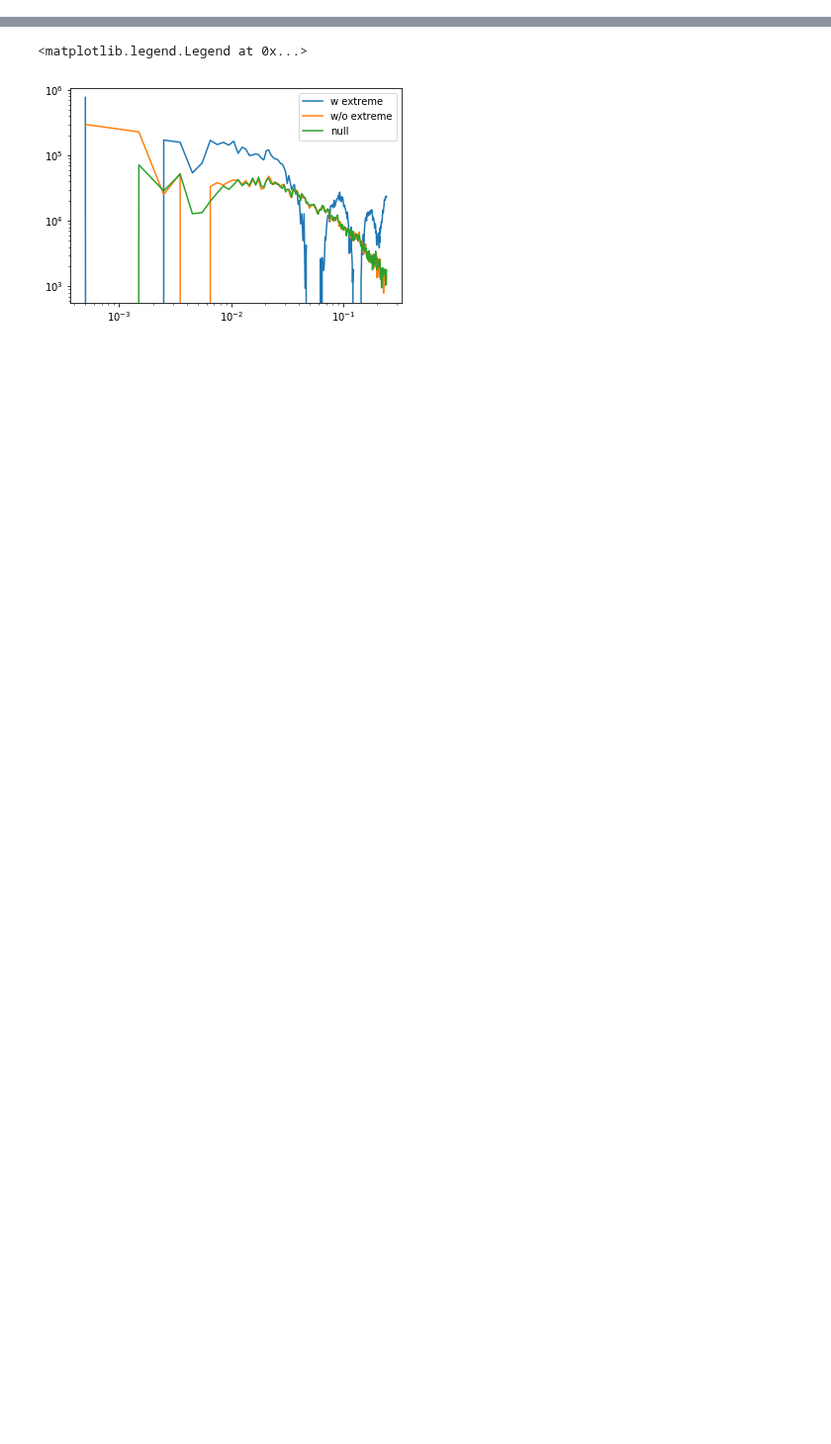
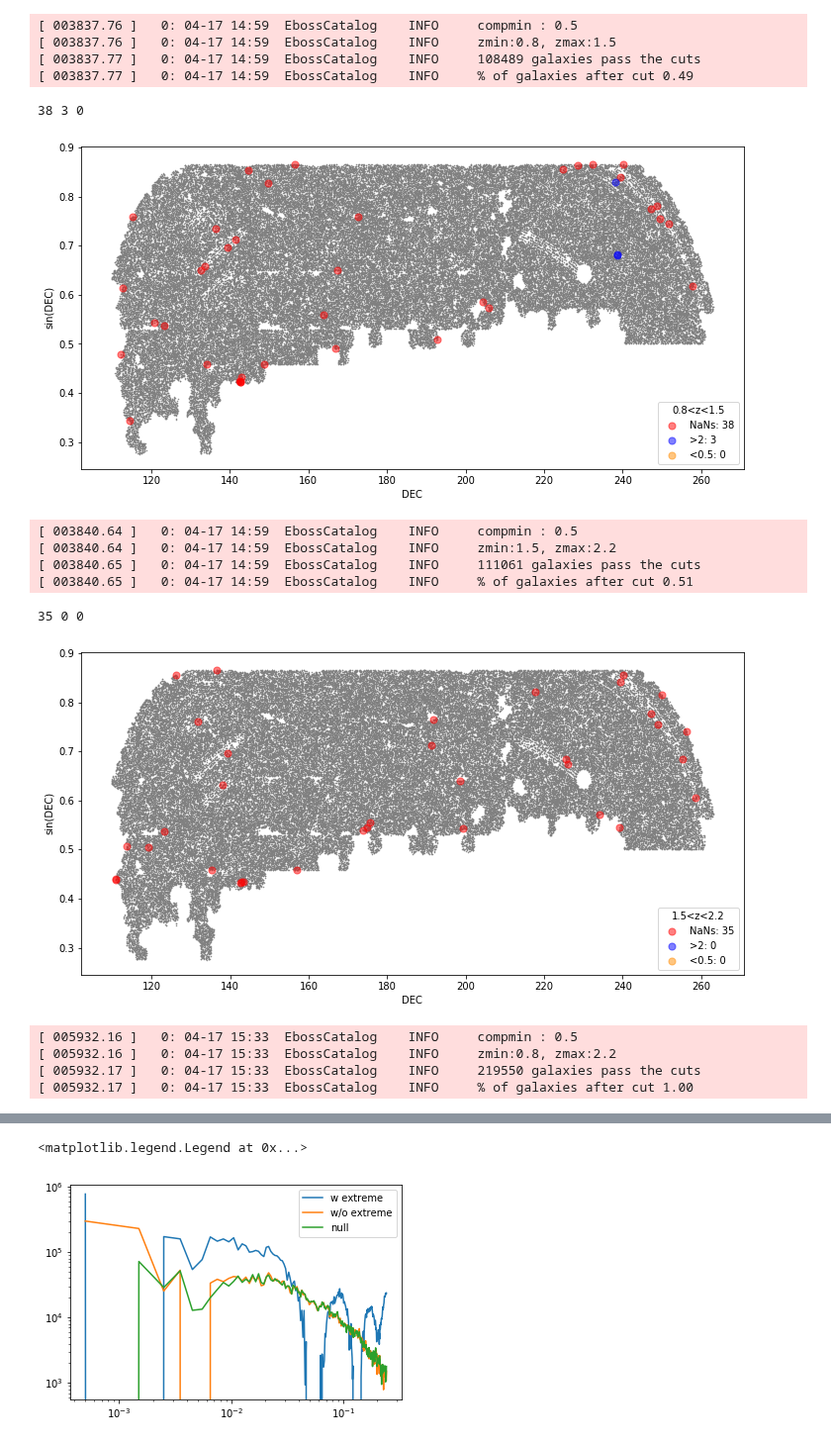
Before and after one commit to mehdirezaie/eboss, a Jupyter notebook: testExtremes.ipynb, the cells around one changed output, grey strips where cells are left out. Shown at 99% size. Drawn from its saved outputs; the diff is of its cells as text; code cells hidden in the pictures; blank space fills up the shorter version.

```diff
--- a/testExtremes.ipynb
+++ b/testExtremes.ipynb
@@ -51,0 +209,8 @@ import matplotlib.pyplot as plt
+# %%
+zmin = 0.8
+zmax = 2.2
+data_null = lb.EbossCatalog('/B/Shared/eBOSS/null/EZmock_eBOSS_QSO_NGC_v7_noweight_0009.dat.fits',
+                      zmin=zmin, zmax=zmax)
+
+random_null = lb.EbossCatalog('/B/Shared/eBOSS/null/EZmock_eBOSS_QSO_NGC_v7_noweight_0009.ran.fits',
+                      zmin=0.8, zmax=2.2, kind='random')
@@ -51,0 +376,64 @@ import matplotlib.pyplot as plt
+# %%
+for zslice in ['low', 'high']:
+
+    mock = 9
+    if zslice == 'low':
+        zmin = 0.8
+        zmax = 1.5
+    else:
+        zmin = 1.5
+        zmax = 2.2
+
+    data = lb.EbossCatalog(f'/B/Shared/eBOSS/contaminated/EZmock_eBOSS_QSO_NGC_v7_{mock:04d}.dat.fits',
+                          zmin=zmin, zmax=zmax)
+    mapper = SysWeight(f'/B/Shared/mehdi/eboss/mocks/NGC_{mock:04d}_contaminated/'\
+                       f'results/NGC_{zslice}_512/regression/nn_plain/nn-weights.hp512.fits')
+    wsys = mapper(data.data['RA'], data.data['DEC'])
+
+    w_nan = np.isnan(wsys)
+    w_high = wsys > 2.
+    w_low = wsys < 0.5
+    print(w_nan.sum(), w_high.sum(), w_low.sum())
+
+    plt.figure(figsize=(12, 6))
+
+    kw = dict(marker='o', alpha=0.5)
+
+    plt.scatter(data.data['RA'], np.sin(np.deg2rad(data.data['DEC'])), 1, c='grey', marker='.')
+
+    plt.scatter(data.data['RA'][w_nan], np.sin(np.deg2rad(data.data['DEC'][w_nan])), 50,
+                label='NaNs: %d'%w_nan.sum(), **kw, c='r')
+
+    plt.scatter(data.data['RA'][w_high], np.sin(np.deg2rad(data.data['DEC'][w_high])), 50,
+                label='>2: %d'%w_high.sum(), **kw, c='b')
+
+    plt.scatter(data.data['RA'][w_low], np.sin(np.deg2rad(data.data['DEC'][w_low])), 50,
+                label='<0.5: %d'%w_low.sum(), **kw, c='darkorange')
+
+    plt.legend(title='%.1f<z<%.1f'%(zmin, zmax))
+    plt.ylabel('sin(DEC)')
+    plt.xlabel('DEC')
+    plt.show()
+# %% [output]
+[ 003837.76 ]   0: 04-17 14:59  EbossCatalog    INFO     compmin : 0.5
+[ 003837.76 ]   0: 04-17 14:59  EbossCatalog    INFO     zmin:0.8, zmax:1.5
+[ 003837.77 ]   0: 04-17 14:59  EbossCatalog    INFO     108489 galaxies pass the cuts
+[ 003837.77 ]   0: 04-17 14:59  EbossCatalog    INFO     % of galaxies after cut 0.49
+38 3 0
+[figure, added]
+[ 003840.64 ]   0: 04-17 14:59  EbossCatalog    INFO     compmin : 0.5
+[ 003840.64 ]   0: 04-17 14:59  EbossCatalog    INFO     zmin:1.5, zmax:2.2
+[ 003840.65 ]   0: 04-17 14:59  EbossCatalog    INFO     111061 galaxies pass the cuts
+[ 003840.65 ]   0: 04-17 14:59  EbossCatalog    INFO     % of galaxies after cut 0.51
+35 0 0
+[figure, added]
+# %%
+zmin = 0.8
+zmax = 2.2
+data = lb.EbossCatalog(f'/B/Shared/eBOSS/contaminated/EZmock_eBOSS_QSO_NGC_v7_{mock:04d}.dat.fits',
+                      zmin=zmin, zmax=zmax)
+# %% [output]
+[ 005932.16 ]   0: 04-17 15:33  EbossCatalog    INFO     compmin : 0.5
+[ 005932.16 ]   0: 04-17 15:33  EbossCatalog    INFO     zmin:0.8, zmax:2.2
+[ 005932.17 ]   0: 04-17 15:33  EbossCatalog    INFO     219550 galaxies pass the cuts
+[ 005932.17 ]   0: 04-17 15:33  EbossCatalog    INFO     % of galaxies after cut 1.00
```
Also changed, not shown: parts of 48 cells of this notebook, 5 other files.
